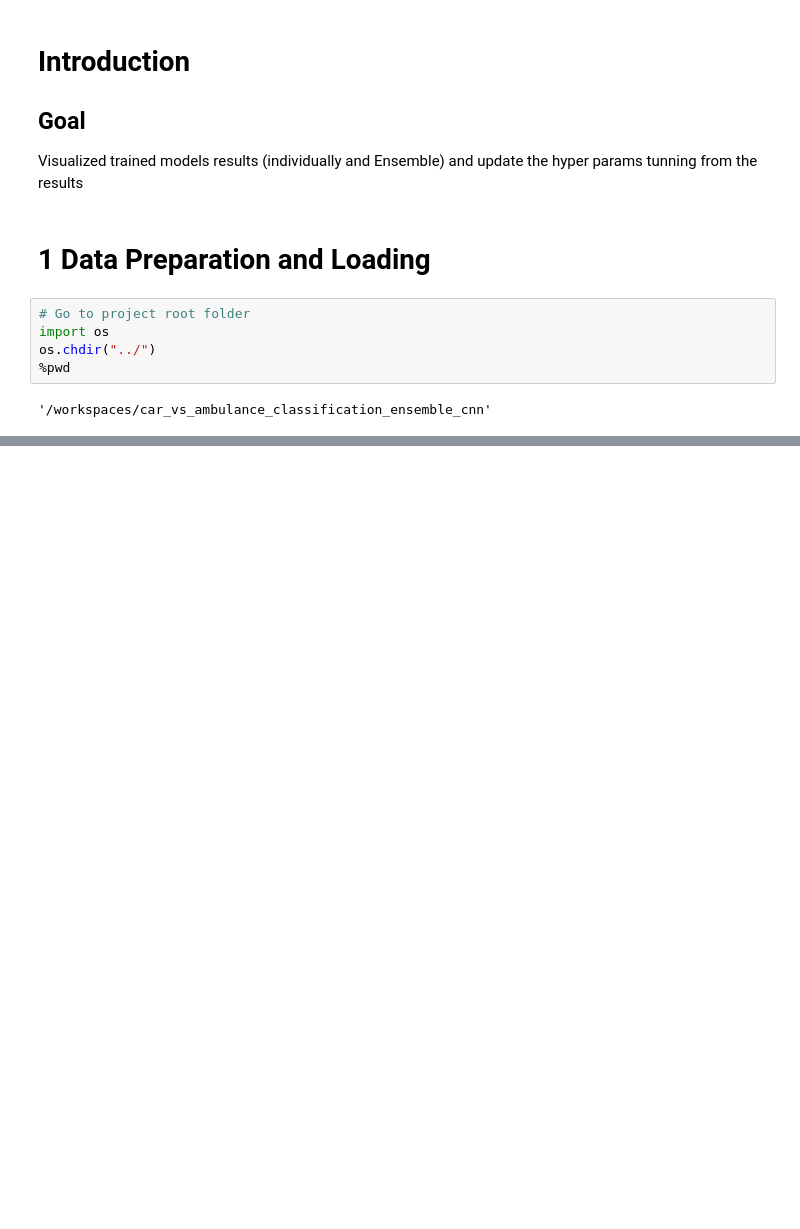
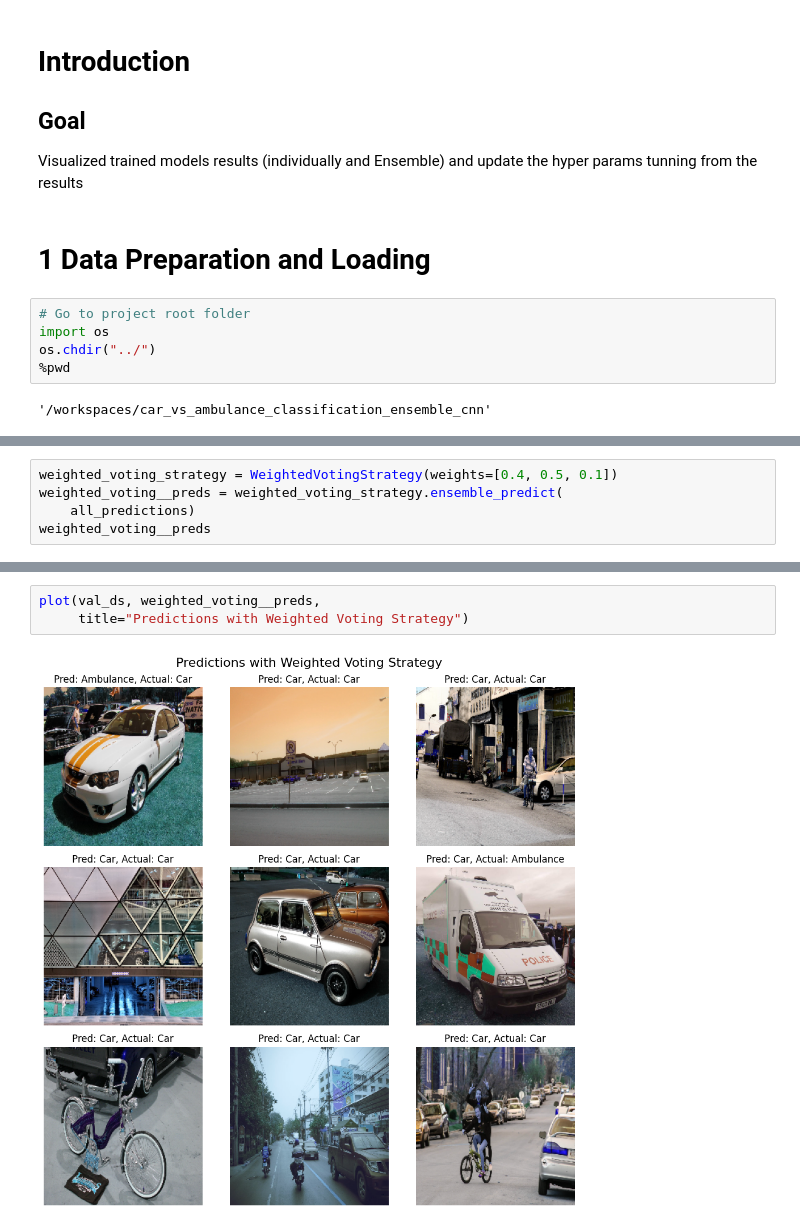
Before and after one commit to vivekpatel99/car_vs_ambulance_classification_ensemble_cnn, a Jupyter notebook: notebooks/3_Evaluate.ipynb, the cells around one changed output, grey strips where cells are left out. Cells and saved outputs as stored; diff of their text form; blank space fills up the shorter version.

```diff
--- a/notebooks/3_Evaluate.ipynb
+++ b/notebooks/3_Evaluate.ipynb
@@ -26,0 +357,5 @@ from src.utils.image_data_loader import ImageDataLoader
+# %%
+weighted_voting_strategy = WeightedVotingStrategy(weights=[0.4, 0.5, 0.1])
+weighted_voting__preds = weighted_voting_strategy.ensemble_predict(
+    all_predictions)
+weighted_voting__preds
@@ -26,0 +409,5 @@ from src.utils.image_data_loader import ImageDataLoader
+# %%
+plot(val_ds, weighted_voting__preds,
+     title="Predictions with Weighted Voting Strategy")
+# %% [output]
+[figure, added]
```
Also changed, not shown: parts of 33 cells of this notebook, 4 other files.
